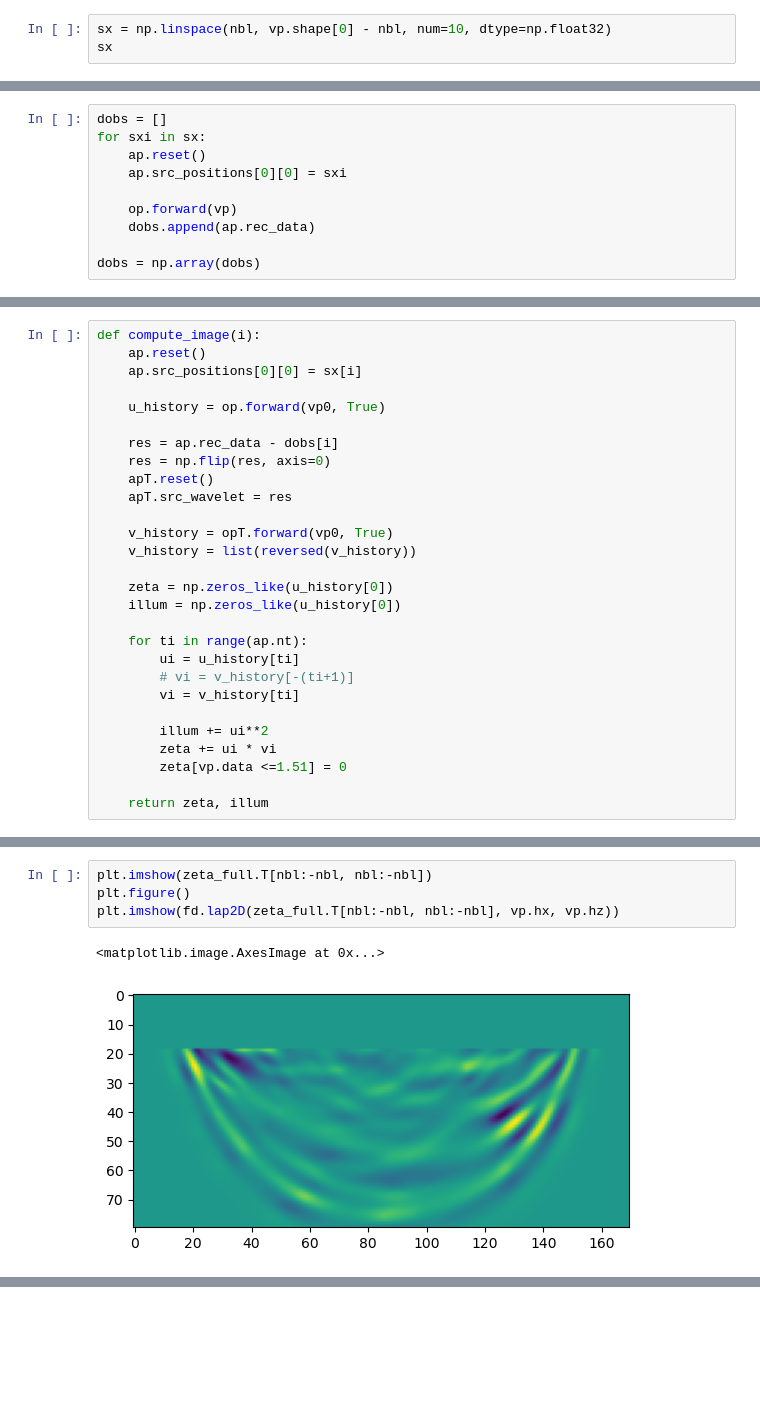
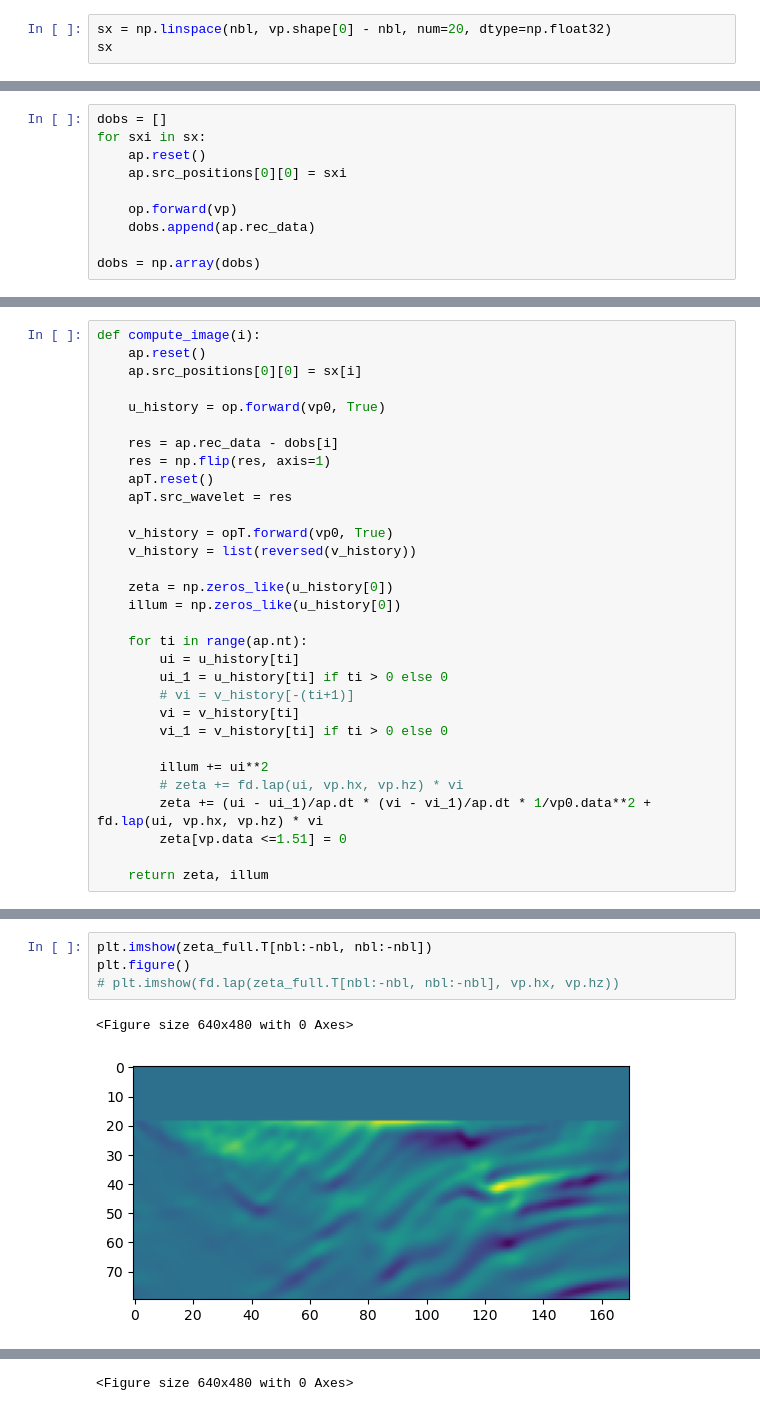
Before and after one commit to alphanumeric-username/geod67-project, a Jupyter notebook: seismic_modeling.ipynb, the cells around one changed output, grey strips where cells are left out. Cells and saved outputs as stored; diff of their text form; blank space fills up the shorter version.

```diff
--- a/seismic_modeling.ipynb
+++ b/seismic_modeling.ipynb
@@ -177,6 +180,6 @@ plt.imshow(vp0_data.T)
 <matplotlib.image.AxesImage at 0x...>
 [figure]
 # %%
-sx = np.linspace(nbl, vp.shape[0] - nbl, num=10, dtype=np.float32)
+sx = np.linspace(nbl, vp.shape[0] - nbl, num=20, dtype=np.float32)
 sx
 # %% [output]
@@ -205,7 +210,7 @@ def compute_image(i):
     u_history = op.forward(vp0, True)
 
     res = ap.rec_data - dobs[i]
-    res = np.flip(res, axis=0)
+    res = np.flip(res, axis=1)
     apT.reset()
     apT.src_wavelet = res
 
@@ -217,11 +222,14 @@ def compute_image(i):
 
     for ti in range(ap.nt):
         ui = u_history[ti]
+        ui_1 = u_history[ti] if ti > 0 else 0
         # vi = v_history[-(ti+1)]
         vi = v_history[ti]
+        vi_1 = v_history[ti] if ti > 0 else 0
 
         illum += ui**2
-        zeta += ui * vi
+        # zeta += fd.lap(ui, vp.hx, vp.hz) * vi
+        zeta += (ui - ui_1)/ap.dt * (vi - vi_1)/ap.dt * 1/vp0.data**2 + fd.lap(ui, vp.hx, vp.hz) * vi
         zeta[vp.data <=1.51] = 0
 
     return zeta, illum
@@ -249,7 +267,7 @@ zeta_full /= (illum + 1e-9)
 # %%
 plt.imshow(zeta_full.T[nbl:-nbl, nbl:-nbl])
 plt.figure()
-plt.imshow(fd.lap2D(zeta_full.T[nbl:-nbl, nbl:-nbl], vp.hx, vp.hz))
+# plt.imshow(fd.lap(zeta_full.T[nbl:-nbl, nbl:-nbl], vp.hx, vp.hz))
 # %% [output]
-<matplotlib.image.AxesImage at 0x...>
+<Figure size 640x480 with 0 Axes>
-[figure, old version]
+[figure, new version]
@@ -256,0 +274 @@ plt.imshow(fd.lap2D(zeta_full.T[nbl:-nbl, nbl:-nbl], vp.hx, vp.hz))
+<Figure size 640x480 with 0 Axes>
```
Also changed, not shown: parts of 9 cells of this notebook, 3 other files.
